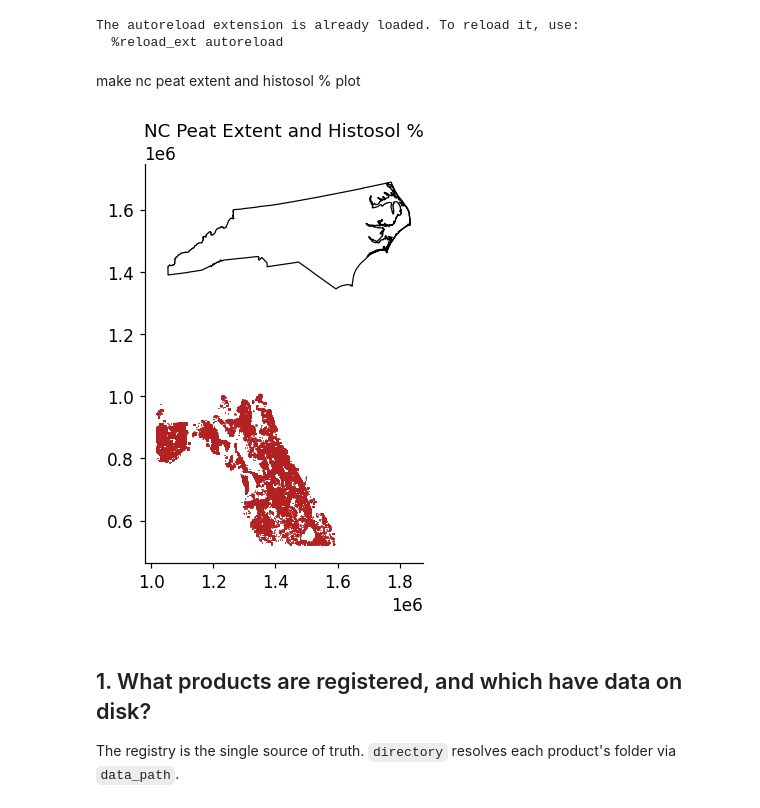
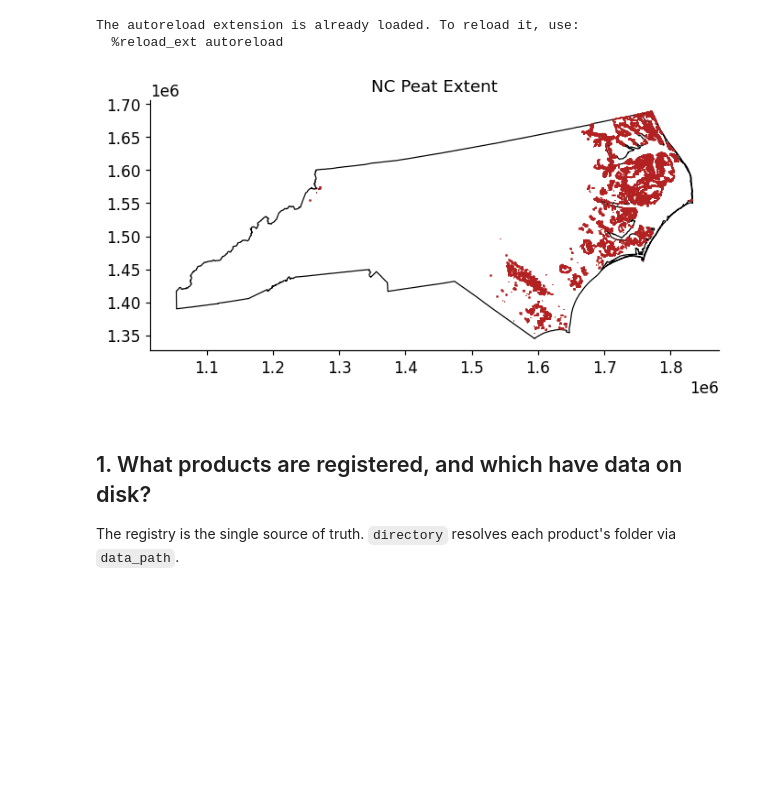
Before and after one commit to jimzhang629/peat_fire_stanback, a Jupyter notebook: notebooks/run_fire_comparison.ipynb, the cells around one changed output. Saved outputs shown, nothing was run; the diff lists cells and outputs as text; code cells hidden in the pictures; blank space fills up the shorter version.

```diff
--- a/notebooks/run_fire_comparison.ipynb
+++ b/notebooks/run_fire_comparison.ipynb
@@ -50,30 +58,29 @@ aoi = aoi_nc_peat
 # %% [output]
 The autoreload extension is already loaded. To reload it, use:
   %reload_ext autoreload
-# %% [markdown]
-make nc peat extent and histosol % plot
-# %%
-# reproject vectors to match the raster so the layers align
-plot_crs = coarse_histosol.rio.crs
-aoi_nc = aoi_nc.to_crs(plot_crs)
-aoi_nc_peat = aoi_nc_peat.to_crs(plot_crs)
-test = test.to_crs(plot_crs)
-
-fig, ax = plt.subplots()
-
-# plot raster first as the bottom layer, squeeze() drops the single band dim so .plot() renders a 2d image instead of erroring on the band axis
-coarse_histosol.plot.imshow(
-    ax=ax, cmap='Greens', add_colorbar=True, vmin=0, vmax=100,
-    cbar_kwargs={'label': 'Histosol major %'}
-)
-
-# boundaries on top, no fill so the raster shows thru
-aoi_nc.plot(ax=ax, facecolor='none', edgecolor='black', linewidth=0.8)
-aoi_nc_peat.plot(ax=ax, facecolor='none', edgecolor='firebrick', linewidth=1, alpha=0.3)
-ax.set_title('NC Peat Extent and Histosol %')
-plt.show()
-# %% [output]
-[figure, removed]
+# %%
+# reproject vectors to match the raster so the layers align
+plot_crs = coarse_histosol.rio.crs
+aoi_nc = aoi_nc.to_crs(plot_crs)
+aoi_nc_peat_80_histosol = aoi_nc_peat_80_histosol.to_crs(plot_crs)
+
+fig, ax = plt.subplots()
+
+# # plot raster first as the bottom layer, squeeze() drops the single band dim so .plot() renders a 2d image instead of erroring on the band axis
+# coarse_histosol.plot.imshow(
+#     ax=ax, cmap='Greens', add_colorbar=True, vmin=0, vmax=100,
+#     cbar_kwargs={'label': 'Histosol major %'}
+# )
+
+# boundaries on top, no fill so the raster shows thru
+aoi_nc.plot(ax=ax, facecolor='none', edgecolor='black', linewidth=0.8)
+aoi_nc_peat_80_histosol.plot(ax=ax, facecolor='none', edgecolor='firebrick', linewidth=1, alpha=1)
+# ax.set_title('NC Peat Extent and Histosol %')
+ax.set_title('NC Peat Extent')
+
+plt.show()
+# %% [output]
+[figure, added]
 # %% [markdown]
 ## 1. What products are registered, and which have data on disk?
 
```
Also changed, not shown: parts of 15 cells of this notebook, 7 other files.
